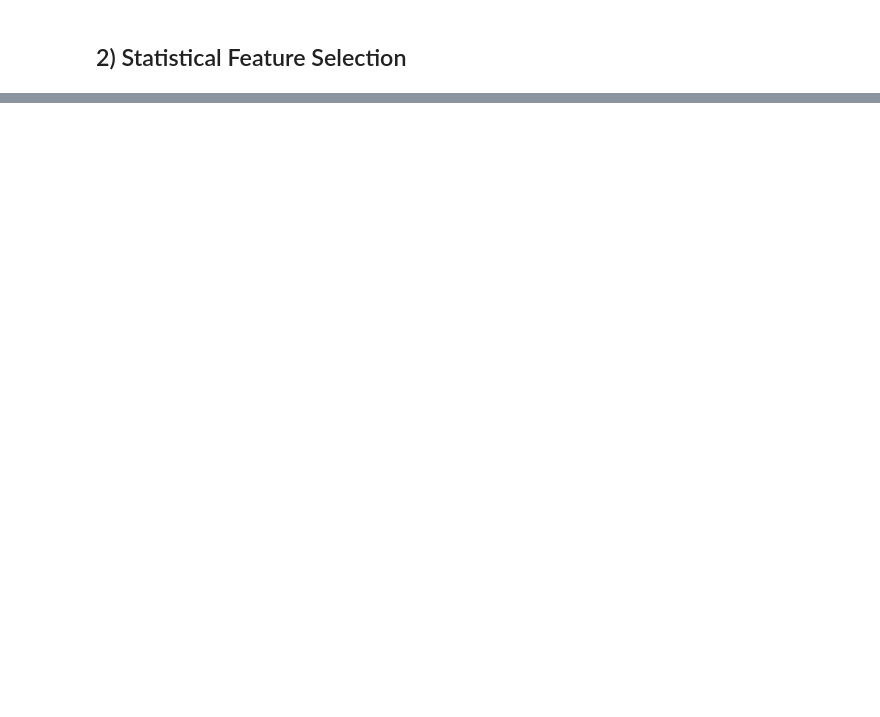
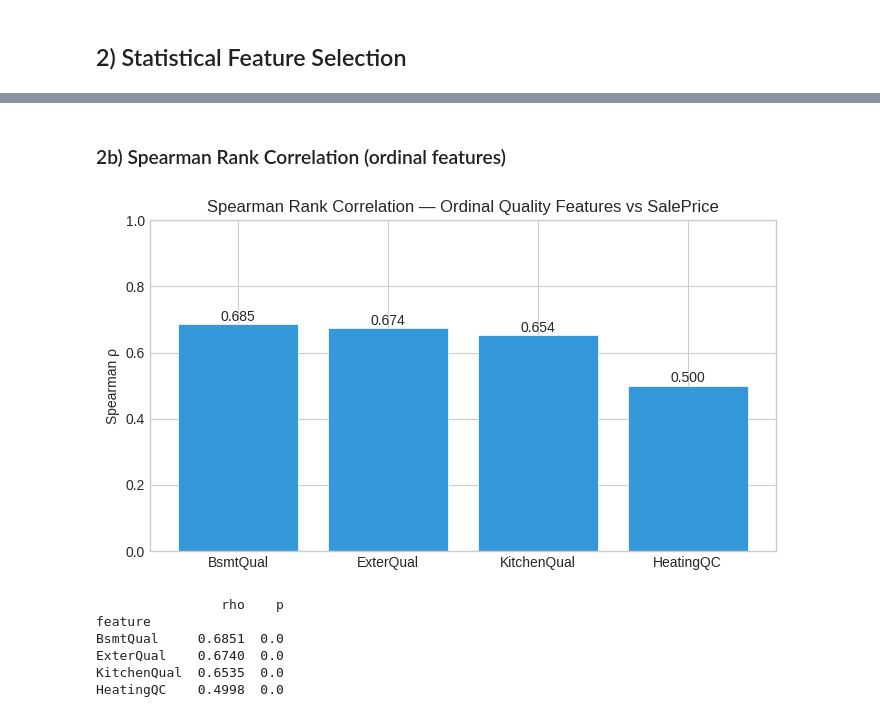
Before and after one commit to alimsaleh1212-create/AI-Real-Estate-Agent, a Jupyter notebook: notebooks_temp/03_feature_selection_and_training.ipynb, the cells around one changed output, grey strips where cells are left out. Saved outputs shown, nothing was run; the diff lists cells and outputs as text; code cells hidden in the pictures; blank space fills up the shorter version.

```diff
--- a/notebooks_temp/03_feature_selection_and_training.ipynb
+++ b/notebooks_temp/03_feature_selection_and_training.ipynb
@@ -1051,0 +248,31 @@ than during production deployment.
+# %% [markdown]
+### 2b) Spearman Rank Correlation (ordinal features)
+# %%
+spearman_rows = []
+for col in ORDINAL_CANDIDATES:
+    valid = X_num[[col]].join(y_train).dropna()
+    rho, p = spearmanr(valid[col], valid["SalePrice"])
+    spearman_rows.append({"feature": col, "rho": rho, "abs_rho": abs(rho), "p": p})
+
+spearman_df = (pd.DataFrame(spearman_rows)
+               .sort_values("abs_rho", ascending=False)
+               .set_index("feature"))
+
+fig, ax = plt.subplots(figsize=(7, 4))
+ax.bar(spearman_df.index, spearman_df["rho"],
+       color="#3498DB", edgecolor="white", linewidth=0.5)
+ax.set_ylim(0, 1.0)
+ax.set_ylabel("Spearman ρ")
+ax.set_title("Spearman Rank Correlation — Ordinal Quality Features vs SalePrice")
+for i, (feat, row) in enumerate(spearman_df.iterrows()):
+    ax.text(i, row["rho"] + 0.01, f"{row['rho']:.3f}", ha="center", fontsize=10)
+plt.tight_layout(); plt.show()
+print(spearman_df[["rho", "p"]].round(4).to_string())
+# %% [output]
+[figure, added]
+                rho    p
+feature
+BsmtQual     0.6851  0.0
+ExterQual    0.6740  0.0
+KitchenQual  0.6535  0.0
+HeatingQC    0.4998  0.0
```
Also changed, not shown: parts of 140 cells of this notebook, 2 other files.
